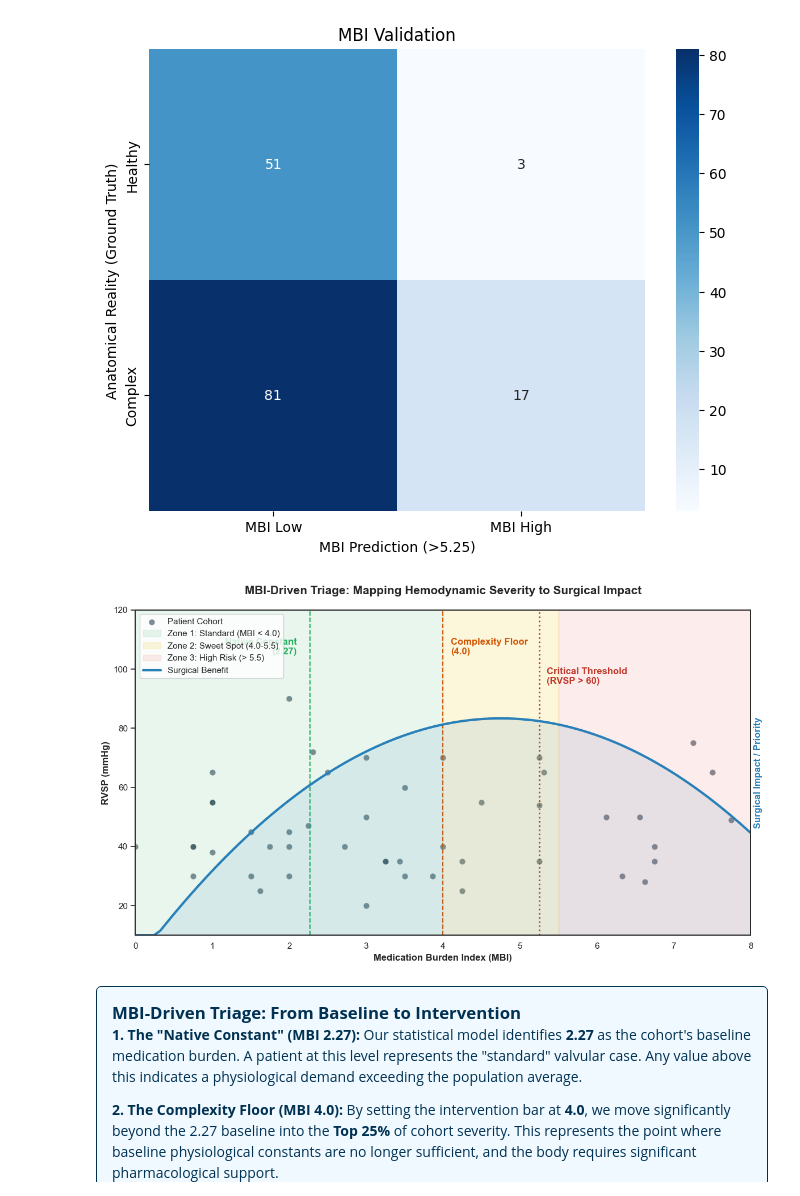
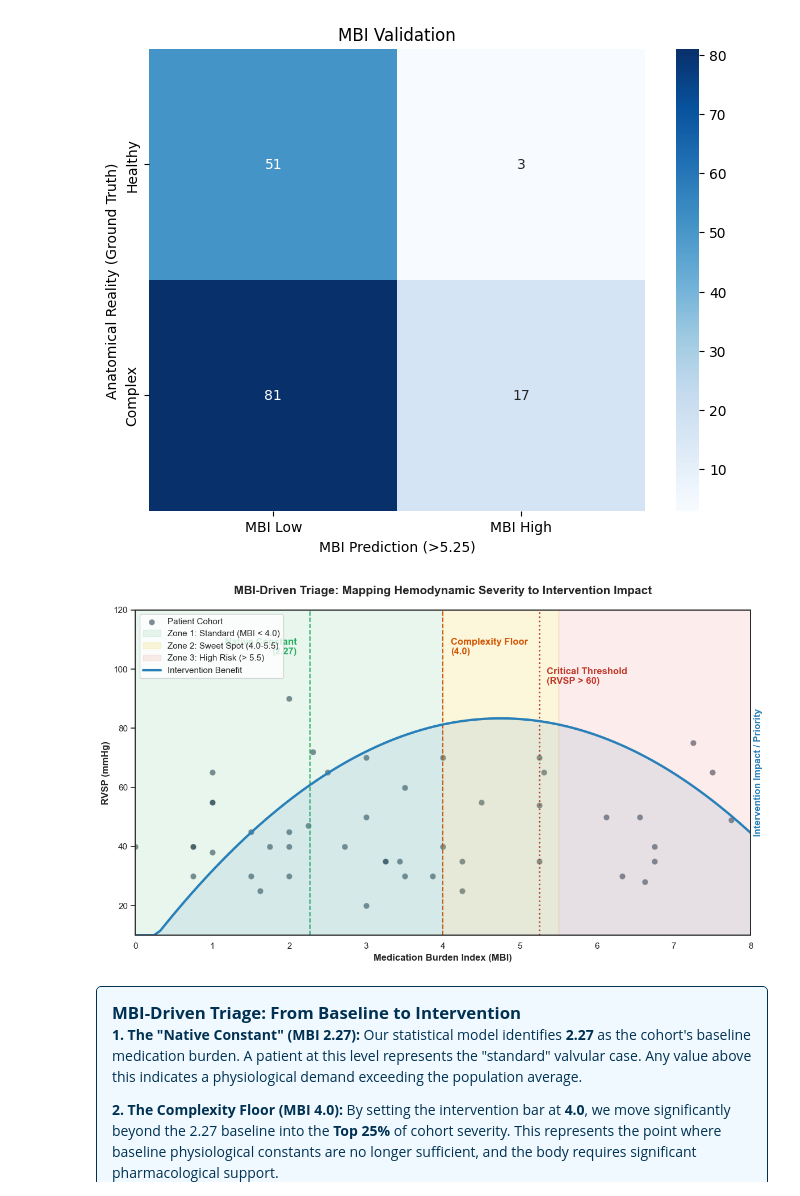
Before and after one commit to enrodri/phl_2025, a Jupyter notebook: phl_2025.ipynb, the cells around one changed output. Saved outputs shown, nothing was run; the diff lists cells and outputs as text; code cells hidden in the pictures.

Commit message:
Small legend modification on triage zone chart

```diff
--- a/phl_2025.ipynb
+++ b/phl_2025.ipynb
@@ -1992,37 +1992,37 @@ ax1.text(4.1, 105, 'Complexity Floor\n(4.0)', color='#d35400', fontweight='bold'
 
 # ROC-Derived Critical Threshold (5.25)
 ax1.axvline(5.25, color='#c0392b', linestyle=':', linewidth=2)
 ax1.text(5.35, 95, 'Critical Threshold\n(RVSP > 60)', color='#c0392b', fontweight='bold')
 
 # 4. SECONDARY AXIS: The "U-Shape" Benefit Curve
 ax2 = ax1.twinx()
 x_curve = np.linspace(0, 8, 100)
 # Parabolic benefit centered on the Sweet Spot (~4.75)
 benefit_curve = -0.5 * (x_curve - 4.75)**2 + 10
 benefit_curve = np.clip(benefit_curve, 0, 10)
 
-ax2.plot(x_curve, benefit_curve, color='#2980b9', linewidth=3, label='Surgical Benefit')
+ax2.plot(x_curve, benefit_curve, color='#2980b9', linewidth=3, label='Intervention Benefit')
 ax2.fill_between(x_curve, 0, benefit_curve, color='#2980b9', alpha=0.1)
 
 # 5. Styling & Labels
 ax1.set_xlabel('Medication Burden Index (MBI)', fontsize=12, fontweight='bold')
 ax1.set_ylabel('RVSP (mmHg)', fontsize=12, fontweight='bold')
-ax2.set_ylabel('Surgical Impact / Priority', fontsize=12, fontweight='bold', color='#2980b9')
-plt.title('MBI-Driven Triage: Mapping Hemodynamic Severity to Surgical Impact', fontsize=15, pad=20, fontweight='bold')
+ax2.set_ylabel('Intervention Impact / Priority', fontsize=12, fontweight='bold', color='#2980b9')
+plt.title('MBI-Driven Triage: Mapping Hemodynamic Severity to Intervention Impact', fontsize=15, pad=20, fontweight='bold')
 
 # Legend and limits
 lines_1, labels_1 = ax1.get_legend_handles_labels()
 lines_2, labels_2 = ax2.get_legend_handles_labels()
 ax1.legend(lines_1 + lines_2, labels_1 + labels_2, loc='upper left', frameon=True)
 ax1.set_xlim(0, 8)
 ax1.set_ylim(10, 120)
 ax2.set_ylim(0, 15)
 ax2.set_yticks([]) # Qualitative axis
 
 plt.tight_layout()
 plt.show()
 # %% [output]
-[figure, old version]
+[figure, new version]
 # %% [markdown]
 <div style="padding: 15px; border: 1px solid #003152; border-radius: 5px; background-color: #eff9ff; color: #003152;"> <strong style="font-size: 1.2em;">MBI-Driven Triage: From Baseline to Intervention</strong>
 <p><b>1. The "Native Constant" (MBI 2.27):</b> Our statistical model identifies <b>2.27</b> as the cohort's baseline medication burden. A patient at this level represents the "standard" valvular case. Any value above this indicates a physiological demand exceeding the population average.</p>
```
Also changed, not shown: parts of 8 cells of this notebook, 1 other file.
